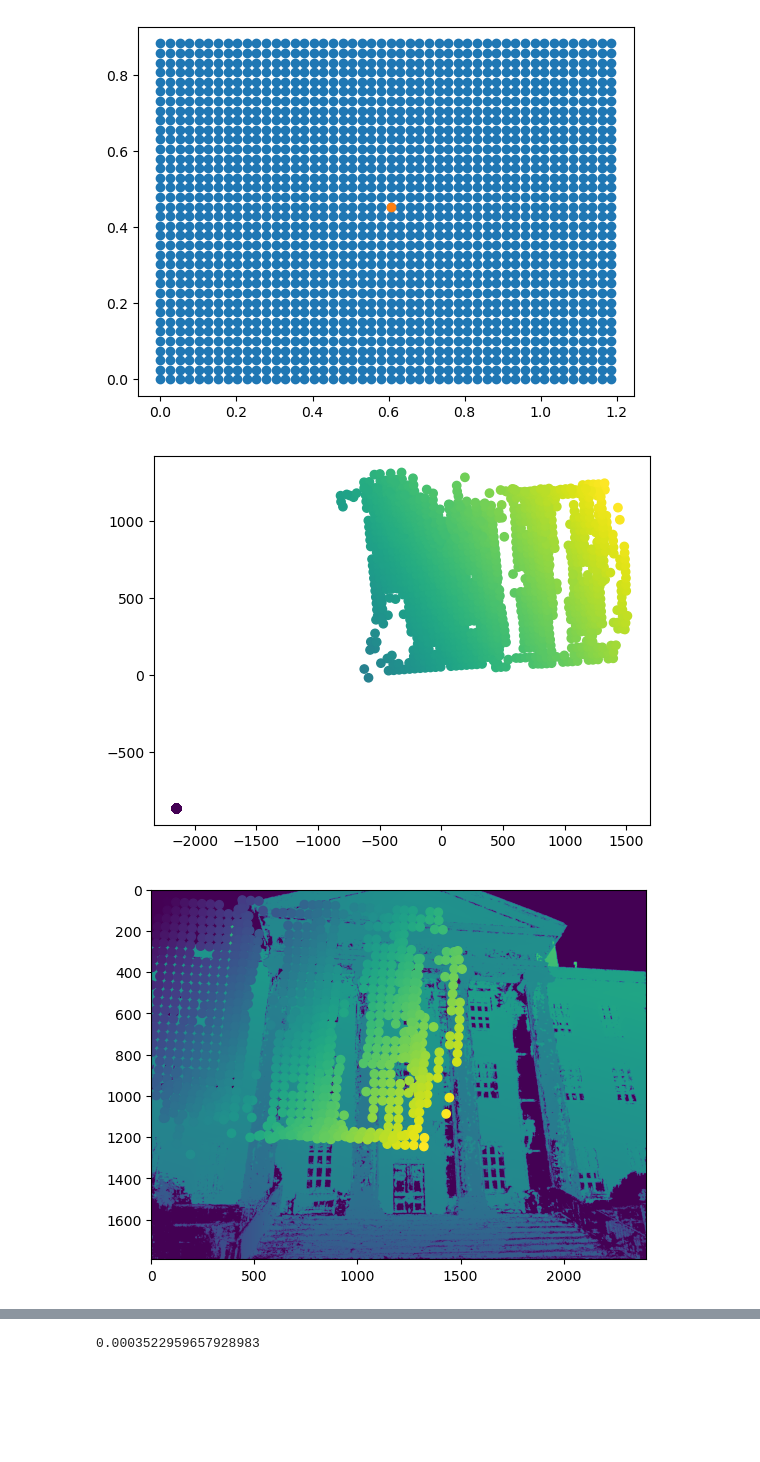
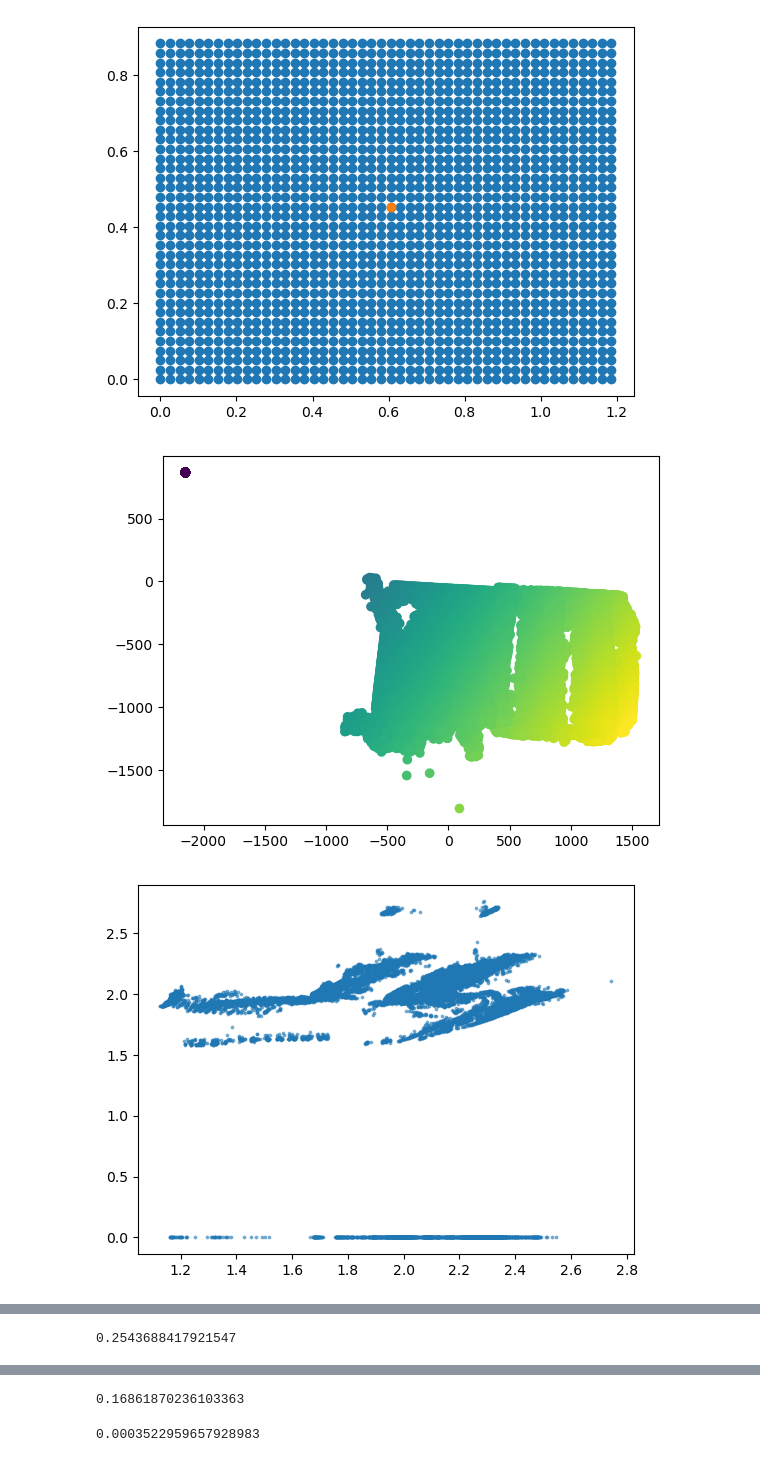
Before and after one commit to fyangch/RefinedMegaDepth, a Jupyter notebook: notebooks/overlap_score_demo.ipynb, the cells around one changed output, grey strips where cells are left out. Saved outputs shown, nothing was run; the diff lists cells and outputs as text; code cells hidden in the pictures; blank space fills up the shorter version.

Commit message:
fix bug and compute forward projection

```diff
--- a/notebooks/overlap_score_demo.ipynb
+++ b/notebooks/overlap_score_demo.ipynb
@@ -144,18 +155,19 @@ def assemble_homog_pixel_vector(width, height, down_sample):
     yv = np.ravel(yv)
     return np.vstack((xv,yv,np.zeros_like(xv)))
 
-def backproject(id_1, down_sample=50):
+def backproject(id_1, down_sample=10):
     image_1 = image_dict[id_1]
     name_1 = image_dict[id_1].name
     camera_1 = camera_dict[image_1.camera_id]
-    K1, R1, t1 = get_K_R_t(camera=camera_1, image=image_1, invert=False)
+    _, R1, t1 = get_K_R_t(camera=camera_1, image=image_1, invert=False)
+    K1, _,_ = get_K_R_t(camera=camera_1, image=image_1, invert=True)
     homog_pixel_vector = assemble_homog_pixel_vector(camera_1.width,camera_1.height,down_sample)
-    homog_norm_vector =  homog_pixel_vector.T @ K1
+    homog_norm_vector =  K1.T @homog_pixel_vector
 
     depth_1 = read_array(os.path.join(dense_dir, "stereo", "depth_maps", f"{name_1}.geometric.bin"))
     d = depth_1[::down_sample,::down_sample].ravel()
-
-    backproj = pos_norm*d.reshape(1,-1)
+    homog_norm_vector[2]=1
+    backproj = homog_norm_vector*d.reshape(1,-1)
     return R1 @ backproj + t1.reshape(-1,1)
 
 def scatter3d(data,data2=None):
@@ -215,45 +227,57 @@ plt.show()
 [figure]
 [figure]
 # %%
-def forwardproject(id_1,back2):
+def forwardproject(id_1,back2,down_sample=10):
     image_1 = image_dict[id_1]
     name_1 = image_dict[id_1].name
     camera_1 = camera_dict[image_1.camera_id]
-    K1, R1, t1 = get_K_R_t(camera=camera_1, image=image_1, invert=True)
+    _, R1, t1 = get_K_R_t(camera=camera_1, image=image_1, invert=True)
+    K1, _,_ = get_K_R_t(camera=camera_1, image=image_1, invert=False)
 
     homog_norm_vector = R1 @ back2 + t1.reshape(-1,1)
     # project
     z2 = homog_norm_vector[2]
     homog_norm_vector = homog_norm_vector/z2
-    homog_pixel_vector = (homog_norm_vector.T @ np.linalg.inv(K1)).T
-    plt.scatter(homog_pixel_vector[0],homog_pixel_vector[1],c=homog_pixel_vector[2])
+    homog_pixel_vector = K1.T @ homog_norm_vector
+    #plt.scatter(homog_norm_vector[0],homog_norm_vector[1],c=homog_norm_vector[2])
+    #plt.show()
+    plt.scatter(homog_pixel_vector[0],-homog_pixel_vector[1],c=homog_pixel_vector[2])
     plt.show()
-
 
 
     def filter_mask(data,w,h):
         # Get the x and y coordinates
         x = data[0]
         y = data[1]
         mask = (x >= 0) & (x <= w) & (y >= 0) & (y <= h)
         return mask
 
     mask = filter_mask(homog_pixel_vector,camera_1.width,camera_1.height)
     homog_pixel_vector = homog_pixel_vector[:, mask]
 
     depth_1 = read_array(os.path.join(dense_dir, "stereo", "depth_maps", f"{name_1}.geometric.bin"))
-    plt.imshow(depth_1)
 
-    plt.scatter(homog_pixel_vector[0],homog_pixel_vector[1],c=homog_pixel_vector[2])
+    x,y = homog_pixel_vector[:2].astype(int)
+    gt_depth = depth_1[y,x]
+    plt.scatter(z2[mask],gt_depth,s=3,alpha=0.5)
     plt.show()
 
-    x,y = homog_pixel_vector[:2].astype(int)
-    gt_depth = depth_1[x,y]
-    plt.scatter(z2[mask],gt_depth)
+    depth_error = np.abs(gt_depth-z2[mask])
+    plt.hist(depth_error,bins=100)
+    plt.show()
+
+    inliner = depth_error<0.15
+    plt.imshow(depth_1)
+    plt.scatter(homog_pixel_vector[0,inliner],homog_pixel_vector[1,inliner],c=homog_pixel_vector[2,inliner],s=3)
+    plt.show()
+
+    score = np.count_nonzero(inliner)*down_sample*down_sample/camera_1.width/camera_1.height
+    print(score)
 
 back1 = backproject(id_1)
 back2 = backproject(id_2)
 forward1 = forwardproject(id_1,back2)
+forward2 = forwardproject(id_2,back1)
 # %% [output]
-[figure, old version]
+[figure, new version]
-[figure, old version]
+[figure, new version]
@@ -260,0 +286 @@ forward1 = forwardproject(id_1,back2)
+0.2543688417921547
@@ -261,3 +291,4 @@ forward1 = forwardproject(id_1,back2)
+0.16861870236103363
 # %%
 image_1 = image_dict[id_1]
 image_2 = image_dict[id_2]
```
Also changed, not shown: parts of 5 cells of this notebook.
